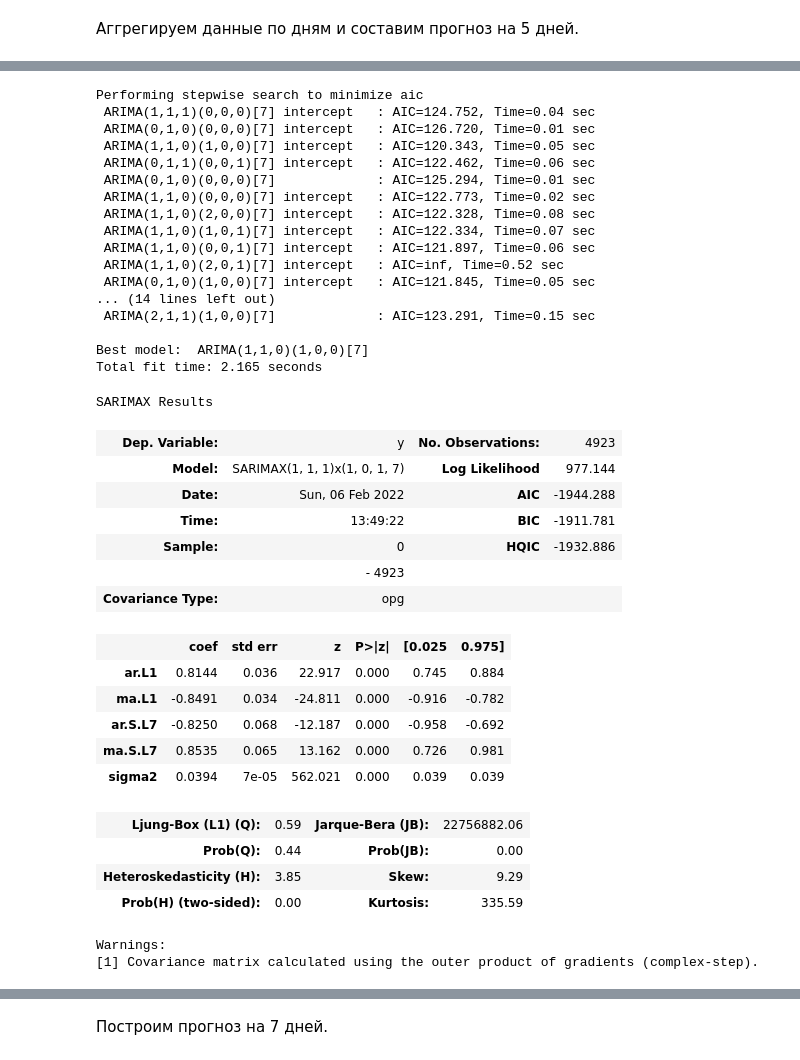
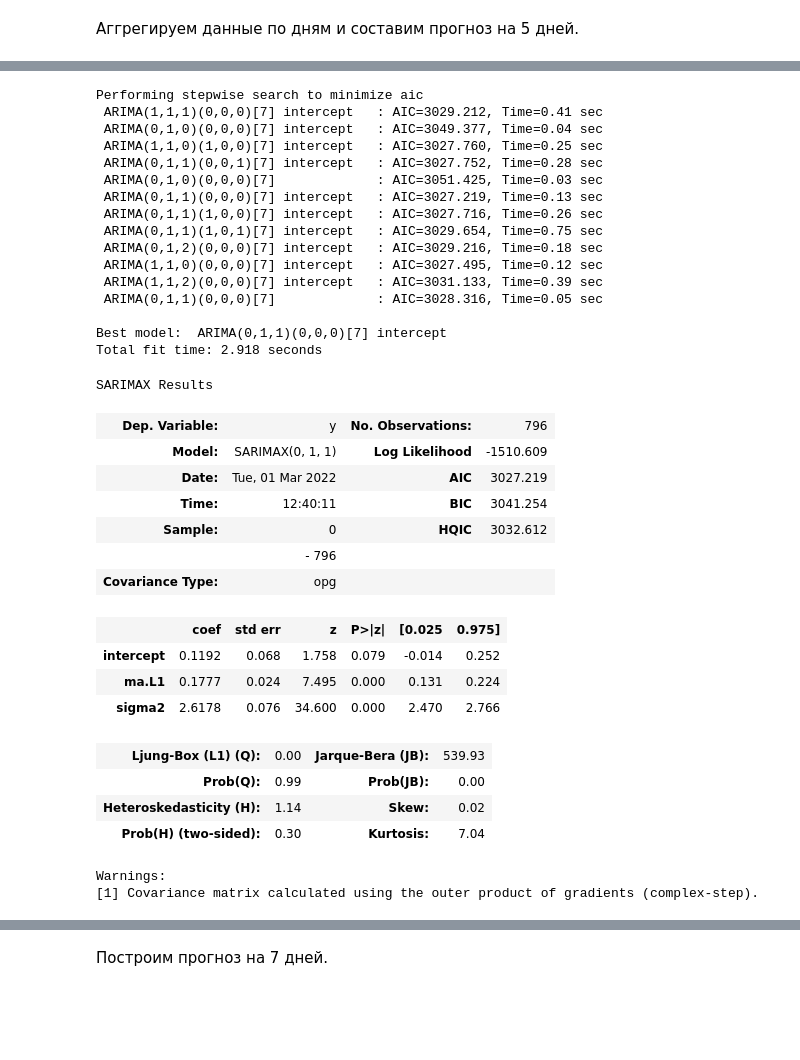
Before and after one commit to Azarius2472/BeRichBot, a Jupyter notebook: models/ARIMA/Auto_arima_demo.ipynb, the cells around one changed output, grey strips where cells are left out. Cells and saved outputs as stored; diff of their text form; code cells hidden in the pictures; blank space fills up the shorter version.

Commit message:
Fix auto arima forecasting & demo

```diff
--- a/models/ARIMA/Auto_arima_demo.ipynb
+++ b/models/ARIMA/Auto_arima_demo.ipynb
@@ -17,7 +18,7 @@ import datetime
 В качестве показательных данных используются акции компании Apple с секундной градулярностью, всего данные взяты за месяц.
 # %%
 file = 'data/AAPL.csv'
-dataset = pd.read_csv(file, index_col='time', parse_dates=['time'])
+dataset = pd.read_csv('AAPL.csv', index_col='time', parse_dates=['time'])
 data = dataset.loc[:, 'close']  # значения акции
 data = data.to_frame()
 data = data.sort_index()  # сортировка по дате (изначально данные не сортированы)
@@ -156,55 +146,52 @@ plt.show()
 # %%
 smodel_agg = pm.auto_arima(data_aggregate,
                        start_p=1, max_p=3,
                        start_q=1, max_q=3,
                        start_P=0, max_P=5,
                        start_Q=0, max_Q=5,
                        test='adf',  # ADF-тест для установления стационарности
                        seasonal=True, m=7,  # сезонность по суткам
                        d=1,
                        D=None,
                        trace=True,
                        error_action='warn',
                        suppress_warnings=True,
                        stepwise=True)
 
-smodel.summary()
+smodel_agg.summary()
 # %% [output]
 Performing stepwise search to minimize aic
- ARIMA(1,1,1)(0,0,0)[7] intercept   : AIC=124.752, Time=0.04 sec
- ARIMA(0,1,0)(0,0,0)[7] intercept   : AIC=126.720, Time=0.01 sec
- ARIMA(1,1,0)(1,0,0)[7] intercept   : AIC=120.343, Time=0.05 sec
- ARIMA(0,1,1)(0,0,1)[7] intercept   : AIC=122.462, Time=0.06 sec
- ARIMA(0,1,0)(0,0,0)[7]             : AIC=125.294, Time=0.01 sec
- ARIMA(1,1,0)(0,0,0)[7] intercept   : AIC=122.773, Time=0.02 sec
- ARIMA(1,1,0)(2,0,0)[7] intercept   : AIC=122.328, Time=0.08 sec
- ARIMA(1,1,0)(1,0,1)[7] intercept   : AIC=122.334, Time=0.07 sec
- ARIMA(1,1,0)(0,0,1)[7] intercept   : AIC=121.897, Time=0.06 sec
- ARIMA(1,1,0)(2,0,1)[7] intercept   : AIC=inf, Time=0.52 sec
- ARIMA(0,1,0)(1,0,0)[7] intercept   : AIC=121.845, Time=0.05 sec
-... (14 lines left out)
- ARIMA(2,1,1)(1,0,0)[7]             : AIC=123.291, Time=0.15 sec
+ ARIMA(1,1,1)(0,0,0)[7] intercept   : AIC=3029.212, Time=0.41 sec
+ ARIMA(0,1,0)(0,0,0)[7] intercept   : AIC=3049.377, Time=0.04 sec
+ ARIMA(1,1,0)(1,0,0)[7] intercept   : AIC=3027.760, Time=0.25 sec
+ ARIMA(0,1,1)(0,0,1)[7] intercept   : AIC=3027.752, Time=0.28 sec
+ ARIMA(0,1,0)(0,0,0)[7]             : AIC=3051.425, Time=0.03 sec
+ ARIMA(0,1,1)(0,0,0)[7] intercept   : AIC=3027.219, Time=0.13 sec
+ ARIMA(0,1,1)(1,0,0)[7] intercept   : AIC=3027.716, Time=0.26 sec
+ ARIMA(0,1,1)(1,0,1)[7] intercept   : AIC=3029.654, Time=0.75 sec
+ ARIMA(0,1,2)(0,0,0)[7] intercept   : AIC=3029.216, Time=0.18 sec
+ ARIMA(1,1,0)(0,0,0)[7] intercept   : AIC=3027.495, Time=0.12 sec
+ ARIMA(1,1,2)(0,0,0)[7] intercept   : AIC=3031.133, Time=0.39 sec
+ ARIMA(0,1,1)(0,0,0)[7]             : AIC=3028.316, Time=0.05 sec
 
-Best model:  ARIMA(1,1,0)(1,0,0)[7]
-Total fit time: 2.165 seconds
+Best model:  ARIMA(0,1,1)(0,0,0)[7] intercept
+Total fit time: 2.918 seconds
 SARIMAX Results
-| Dep. Variable: | y | No. Observations: | 4923 |
-| Model: | SARIMAX(1, 1, 1)x(1, 0, 1, 7) | Log Likelihood | 977.144 |
-| Date: | Sun, 06 Feb 2022 | AIC | -1944.288 |
-| Time: | 13:49:22 | BIC | -1911.781 |
-| Sample: | 0 | HQIC | -1932.886 |
-|  | - 4923 |  |  |
+| Dep. Variable: | y | No. Observations: | 796 |
+| Model: | SARIMAX(0, 1, 1) | Log Likelihood | -1510.609 |
+| Date: | Tue, 01 Mar 2022 | AIC | 3027.219 |
+| Time: | 12:40:11 | BIC | 3041.254 |
+| Sample: | 0 | HQIC | 3032.612 |
+|  | - 796 |  |  |
 | Covariance Type: | opg |  |  |
 |  | coef | std err | z | P>|z| | [0.025 | 0.975] |
-| ar.L1 | 0.8144 | 0.036 | 22.917 | 0.000 | 0.745 | 0.884 |
-| ma.L1 | -0.8491 | 0.034 | -24.811 | 0.000 | -0.916 | -0.782 |
-| ar.S.L7 | -0.8250 | 0.068 | -12.187 | 0.000 | -0.958 | -0.692 |
-| ma.S.L7 | 0.8535 | 0.065 | 13.162 | 0.000 | 0.726 | 0.981 |
-| sigma2 | 0.0394 | 7e-05 | 562.021 | 0.000 | 0.039 | 0.039 |
+| intercept | 0.1192 | 0.068 | 1.758 | 0.079 | -0.014 | 0.252 |
+| ma.L1 | 0.1777 | 0.024 | 7.495 | 0.000 | 0.131 | 0.224 |
+| sigma2 | 2.6178 | 0.076 | 34.600 | 0.000 | 2.470 | 2.766 |
-| Ljung-Box (L1) (Q): | 0.59 | Jarque-Bera (JB): | 22756882.06 |
-| Prob(Q): | 0.44 | Prob(JB): | 0.00 |
-| Heteroskedasticity (H): | 3.85 | Skew: | 9.29 |
-| Prob(H) (two-sided): | 0.00 | Kurtosis: | 335.59 |
+| Ljung-Box (L1) (Q): | 0.00 | Jarque-Bera (JB): | 539.93 |
+| Prob(Q): | 0.99 | Prob(JB): | 0.00 |
+| Heteroskedasticity (H): | 1.14 | Skew: | 0.02 |
+| Prob(H) (two-sided): | 0.30 | Kurtosis: | 7.04 |
 Warnings:
 [1] Covariance matrix calculated using the outer product of gradients (complex-step).
 # %%
```
Also changed, not shown: parts of 14 cells of this notebook, 1 other file.
